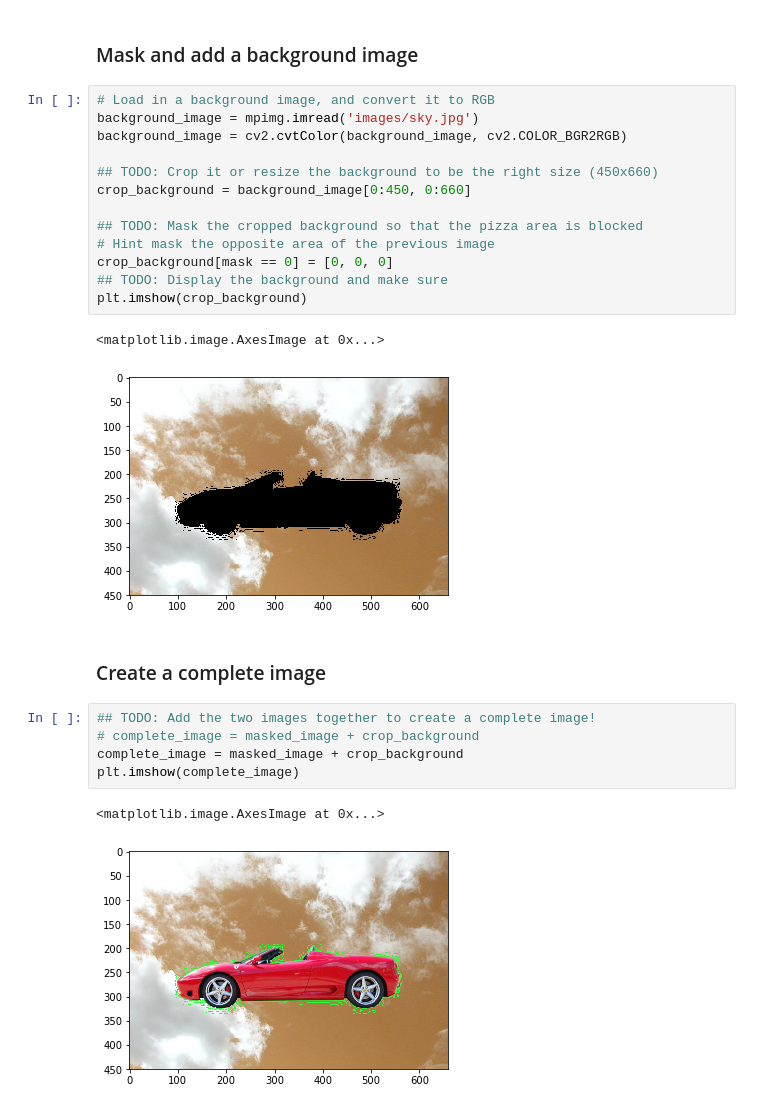
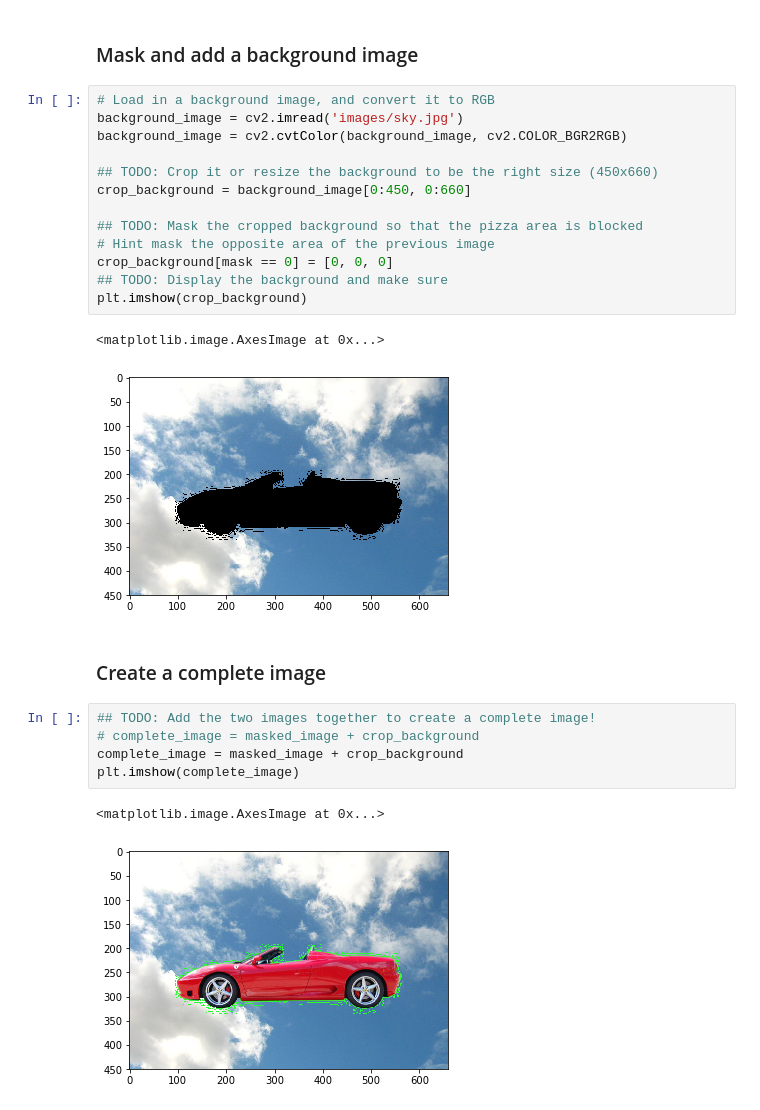
Before and after one commit to Matanley/Computer-Vision-Nano-Degree, a Jupyter notebook: Green Screen Car.ipynb, the cells around one changed output. Cells and saved outputs as stored; diff of their text form.

```diff
--- a/Green Screen Car.ipynb
+++ b/Green Screen Car.ipynb
@@ -58,20 +58,20 @@ plt.imshow(masked_image)
 ### Mask and add a background image
 # %%
 # Load in a background image, and convert it to RGB
-background_image = mpimg.imread('images/sky.jpg')
+background_image = cv2.imread('images/sky.jpg')
 background_image = cv2.cvtColor(background_image, cv2.COLOR_BGR2RGB)
 
 ## TODO: Crop it or resize the background to be the right size (450x660)
 crop_background = background_image[0:450, 0:660]
 
 ## TODO: Mask the cropped background so that the pizza area is blocked
 # Hint mask the opposite area of the previous image
 crop_background[mask == 0] = [0, 0, 0]
 ## TODO: Display the background and make sure
 plt.imshow(crop_background)
 # %% [output]
 <matplotlib.image.AxesImage at 0x...>
-[figure, old version]
+[figure, new version]
 # %% [markdown]
 ### Create a complete image
 # %%
@@ -81,4 +81,4 @@ complete_image = masked_image + crop_background
 plt.imshow(complete_image)
 # %% [output]
 <matplotlib.image.AxesImage at 0x...>
-[figure, old version]
+[figure, new version]
```
Also changed, not shown: 5 other files.
